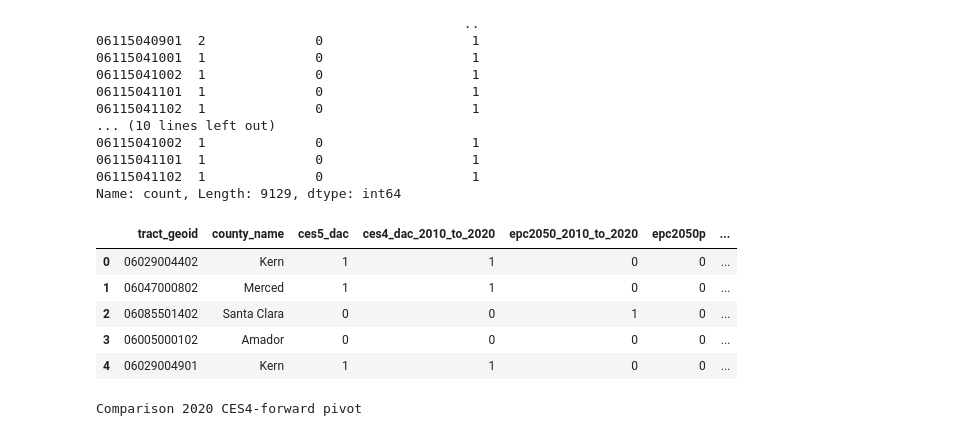
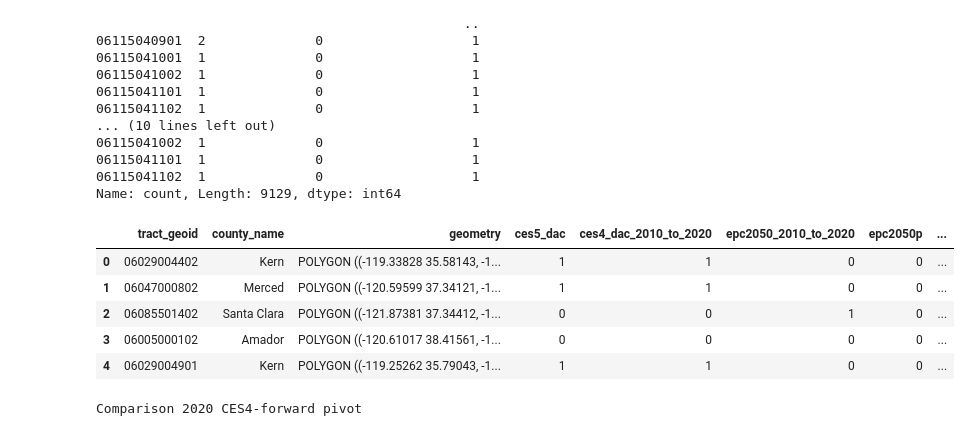
Before and after one commit to BayAreaMetro/Spatial-Analysis-Mapping-Projects, a Jupyter notebook: Project-Documentation/CalEnviroScreen-Comparison-Analysis/ces_4_and_5_change_analysis.ipynb, the cells around one changed output. Cells and saved outputs as stored; diff of their text form; code cells hidden in the pictures.

```diff
--- a/Project-Documentation/CalEnviroScreen-Comparison-Analysis/ces_4_and_5_change_analysis.ipynb
+++ b/Project-Documentation/CalEnviroScreen-Comparison-Analysis/ces_4_and_5_change_analysis.ipynb
@@ -265,73 +265,73 @@ ces_4_cols = ["tract_geoid", "ces4_dac_forward"]
 epc_2018_cols = ["tract_geoid", "epc_2050_forward"]
 
 # merge CES5 with the CA tracts table to bring in county_name from Census API tracts
-comparison_2020_df = pd.merge(
-    ca_tracts_2020[["tract_geoid", "county_name"]],
+comparison_2020_gdf = pd.merge(
+    ca_tracts_2020[["tract_geoid", "county_name", "geometry"]],
     ces_5_df[ces_5_cols],
     on="tract_geoid",
     how="left",
 )
 
 # merge CES5 with CES4 forward-carried flag
-comparison_2020_df = pd.merge(
-    comparison_2020_df, ces4_dac_forward[ces_4_cols], on="tract_geoid", how="left"
+comparison_2020_gdf = pd.merge(
+    comparison_2020_gdf, ces4_dac_forward[ces_4_cols], on="tract_geoid", how="left"
 )
 
 # merge 2018 EPC forward flag with CES5
-comparison_2020_df = pd.merge(
-    comparison_2020_df, epc_2018_forward[epc_2018_cols], on="tract_geoid", how="left"
+comparison_2020_gdf = pd.merge(
+    comparison_2020_gdf, epc_2018_forward[epc_2018_cols], on="tract_geoid", how="left"
 )
 
 # merge 2022 EPC flag with CES5
-comparison_2020_df = pd.merge(
-    comparison_2020_df, epc_2022_gdf[["tract_geoid", "epc_2050p"]], on="tract_geoid", how="left"
+comparison_2020_gdf = pd.merge(
+    comparison_2020_gdf, epc_2022_gdf[["tract_geoid", "epc_2050p"]], on="tract_geoid", how="left"
 )
 
 # fill NA values in ces4_dac_forward, epc_2050_forward, epc_2050p with 0
-comparison_2020_df["ces5_dac"] = comparison_2020_df["ces5_dac"].fillna(0).astype(int)
+comparison_2020_gdf["ces5_dac"] = comparison_2020_gdf["ces5_dac"].fillna(0).astype(int)
 
-comparison_2020_df["ces4_dac_forward"] = (
-    comparison_2020_df["ces4_dac_forward"].fillna(0).astype(int)
+comparison_2020_gdf["ces4_dac_forward"] = (
+    comparison_2020_gdf["ces4_dac_forward"].fillna(0).astype(int)
 )
-comparison_2020_df["epc_2050_forward"] = (
-    comparison_2020_df["epc_2050_forward"].fillna(0).astype(int)
+comparison_2020_gdf["epc_2050_forward"] = (
+    comparison_2020_gdf["epc_2050_forward"].fillna(0).astype(int)
 )
-comparison_2020_df["epc_2050p"] = comparison_2020_df["epc_2050p"].fillna(0).astype(int)
+comparison_2020_gdf["epc_2050p"] = comparison_2020_gdf["epc_2050p"].fillna(0).astype(int)
 
 # rename columns for clarity; keep census-derived county_name as the canonical county field
-comparison_2020_df = comparison_2020_df.rename(
+comparison_2020_gdf = comparison_2020_gdf.rename(
     columns={
         "ces4_dac_forward": "ces4_dac_2010_to_2020",
         "epc_2050_forward": "epc2050_2010_to_2020",
         "epc_2050p": "epc2050p",
     }
 )
 
 # Classify Bay Area status in the comparison df
 bay_area_counties = [
     "Alameda",
     "Contra Costa",
     "Marin",
     "Napa",
     "San Francisco",
     "San Mateo",
     "Santa Clara",
     "Solano",
     "Sonoma",
 ]
 
-comparison_2020_df["bay_area_class"] = np.where(
-    comparison_2020_df["county_name"].isin(bay_area_counties), "Bay Area", "Outside Bay Area"
+comparison_2020_gdf["bay_area_class"] = np.where(
+    comparison_2020_gdf["county_name"].isin(bay_area_counties), "Bay Area", "Outside Bay Area"
 )
 
-comparison_2020_df.head()
+comparison_2020_gdf.head()
 # %% [output]
-|  | tract_geoid | county_name | ces5_dac | ces4_dac_2010_to_2020 | epc2050_2010_to_2020 | epc2050p | ... |
-| 0 | 06029004402 | Kern | 1 | 1 | 0 | 0 | ... |
-| 1 | 06047000802 | Merced | 1 | 1 | 0 | 0 | ... |
-| 2 | 06085501402 | Santa Clara | 0 | 0 | 1 | 0 | ... |
-| 3 | 06005000102 | Amador | 0 | 0 | 0 | 0 | ... |
-| 4 | 06029004901 | Kern | 1 | 1 | 0 | 0 | ... |
+|  | tract_geoid | county_name | geometry | ces5_dac | ces4_dac_2010_to_2020 | epc2050_2010_to_2020 | epc2050p | ... |
+| 0 | 06029004402 | Kern | POLYGON ((-119.33828 35.58143, -1... | 1 | 1 | 0 | 0 | ... |
+| 1 | 06047000802 | Merced | POLYGON ((-120.59599 37.34121, -1... | 1 | 1 | 0 | 0 | ... |
+| 2 | 06085501402 | Santa Clara | POLYGON ((-121.87381 37.34412, -1... | 0 | 0 | 1 | 0 | ... |
+| 3 | 06005000102 | Amador | POLYGON ((-120.61017 38.41561, -1... | 0 | 0 | 0 | 0 | ... |
+| 4 | 06029004901 | Kern | POLYGON ((-119.25262 35.79043, -1... | 1 | 1 | 0 | 0 | ... |
 # %%
 # Comparison-based summaries using the same pivot layout
 def make_bay_area_pivot(df: pd.DataFrame, flag_col: str) -> tuple[pd.DataFrame, pd.DataFrame]:
```
Also changed, not shown: parts of 4 cells of this notebook, 1 other file.
